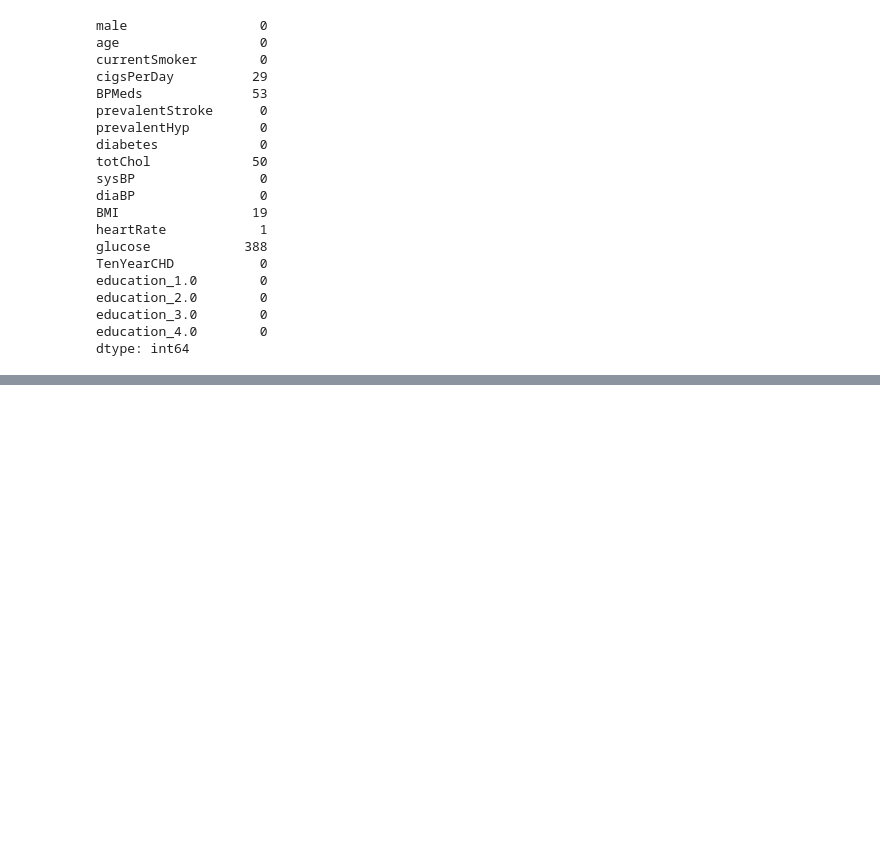
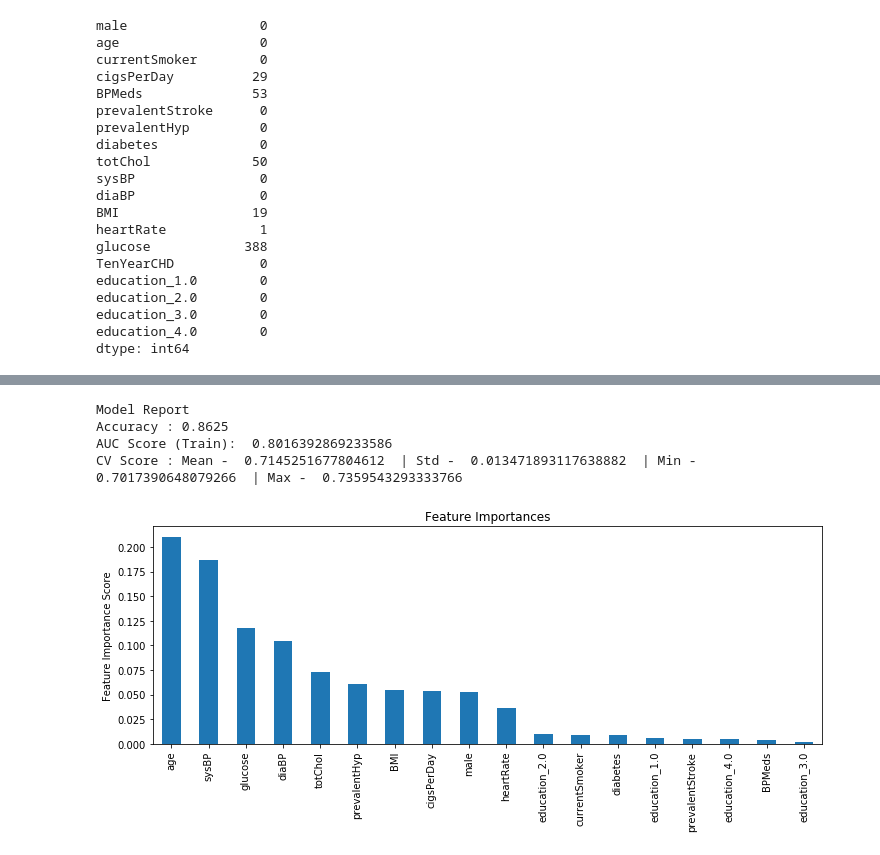
Before and after one commit to ManjeetRaj/Ensemble-Learning, a Jupyter notebook: Parameter-tuning-for-GBM's/Parameter-tuning-for-GBM's.ipynb, the cells around one changed output, grey strips where cells are left out. Cells and saved outputs as stored; diff of their text form; code cells hidden in the pictures; blank space fills up the shorter version.

```diff
--- a/Parameter-tuning-for-GBM's/Parameter-tuning-for-GBM's.ipynb
+++ b/Parameter-tuning-for-GBM's/Parameter-tuning-for-GBM's.ipynb
@@ -109,0 +135,32 @@ Name: TenYearCHD, Length: 4240, dtype: int64
+# %%
+def modelfit(alg, performCV=True, printFeatureImportance=True, cv_folds=5):
+    #Fit the algorithm on the data
+    train.shape
+    target.shape
+    alg.fit(train, target)
+    #Predict training set:
+    dtrain_predictions = alg.predict(train)
+    dtrain_predprob = alg.predict_proba(train)[:,1]
+    #Perform cross-validation:
+    if performCV:
+        cv_score = cross_val_score(alg, train, target, cv=cv_folds, scoring='roc_auc')
+    #Print model report:
+    print("\nModel Report")
+    print("Accuracy :", metrics.accuracy_score(target, dtrain_predictions))
+    print("AUC Score (Train): ", metrics.roc_auc_score(target, dtrain_predprob))
+    if performCV:
+        print('CV Score : Mean - ',np.mean(cv_score),' | Std - ',np.std(cv_score),' | Min - ',
+              np.min(cv_score),' | Max - ',np.max(cv_score))
+    #Print Feature Importance:
+    if printFeatureImportance:
+        feat_imp = pd.Series(alg.feature_importances_, train.columns).sort_values(ascending=False)
+        feat_imp.plot(kind='bar', title='Feature Importances')
+        plt.ylabel('Feature Importance Score')
+# %%
+param_test1 = {'n_estimators':list(range(10,110,10))}
+
+gsearch1 = GridSearchCV(estimator = GradientBoostingClassifier(learning_rate=0.1, min_samples_split=10,
+                                min_samples_leaf=5,max_depth=8,max_features='sqrt',random_state=10),
+                                param_grid = param_test1, scoring='roc_auc',n_jobs=4,cv=5)
+gsearch1.fit(train,target)
+gsearch1.best_params_, gsearch1.best_score_
@@ -109,0 +186,8 @@ Name: TenYearCHD, Length: 4240, dtype: int64
+# %%
+#Tuning tree-specific parameters
+param_test2 = {'max_depth':list(range(5,16,2)), 'min_samples_split':list(range(10,50,5))}
+gsearch2 = GridSearchCV(estimator = GradientBoostingClassifier(learning_rate=0.1, n_estimators=20,
+                                        max_features='sqrt', random_state=10),
+                                        param_grid = param_test2, scoring='roc_auc',n_jobs=4,cv=5)
+gsearch2.fit(train,target)
+gsearch2.best_params_, gsearch2.best_score_
@@ -109,0 +226,8 @@ Name: TenYearCHD, Length: 4240, dtype: int64
+# %%
+modelfit(gsearch2.best_estimator_)
+# %% [output]
+Model Report
+Accuracy : 0.8625
+AUC Score (Train):  0.8016392869233586
+CV Score : Mean -  0.7145251677804612  | Std -  0.013471893117638882  | Min -  0.7017390648079266  | Max -  0.7359543293333766
+[figure, added]
```
Also changed, not shown: parts of 8 cells of this notebook.
